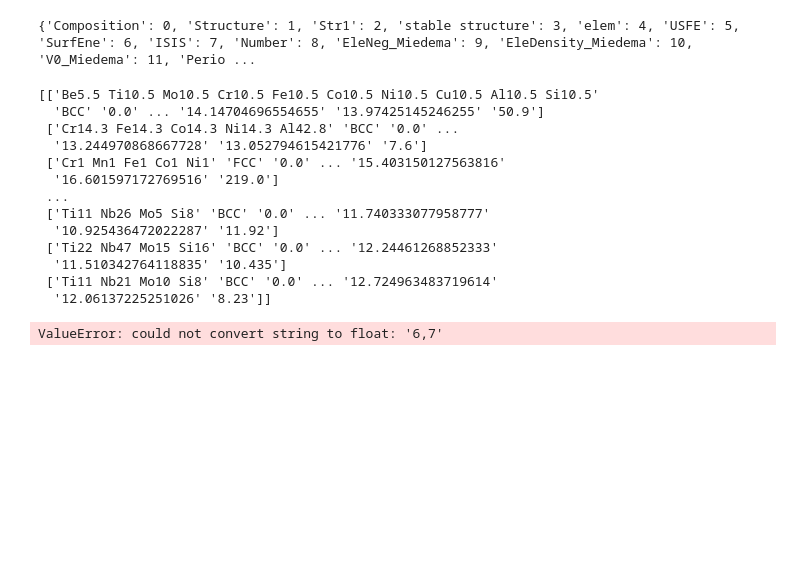
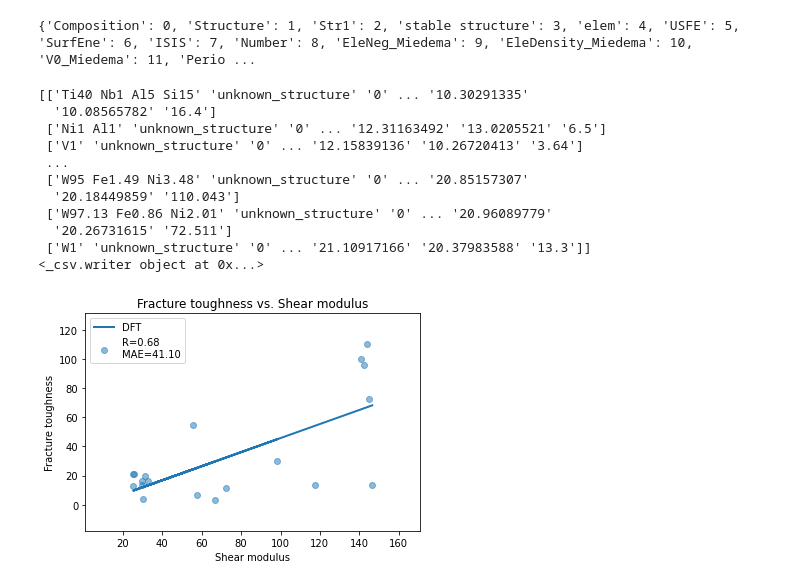
Before and after one commit to HUISUN24/LCM, a Jupyter notebook: Linearcombination_and_compare.ipynb, the cells around one changed output. Cells and saved outputs as stored; diff of their text form; code cells hidden in the pictures; blank space fills up the shorter version.

```diff
--- a/Linearcombination_and_compare.ipynb
+++ b/Linearcombination_and_compare.ipynb
@@ -120,8 +106,12 @@ def structure_choose(metaIndex_dict,meta_dict,material,n_index):
                     s=n_index
                     structure=material['structure'][s].upper()
                 elif n_index==None:
-                    for a in meta_dict[o].keys():
-                        structure=meta_dict[o][a][1]
+                    try:
+                        for a in meta_dict[o].keys():
+                            int(a)
+                            structure=meta_dict[o][a][1]
+                    except:
+                        structure='BCC'
                     print('strucutre',material['compositionDictionary'],o,structure)
                 else:
                     print('structure')
@@ -371,7 +361,7 @@ from sklearn.metrics import mean_absolute_error
 import matplotlib.pyplot as plt
 import numpy as np
 #ploting
-with open('result.csv') as csvfile:
+with open('result_multi.csv') as csvfile:
     spamreader = csv.reader(csvfile)
     write_now1=[]
     for row in spamreader:
@@ -385,57 +375,55 @@ out_data = write_now1[1:]
 out_data_new=[]
 out_data = np.array(out_data)
 print(out_data)
-for i in range(len(out_data[:,86])):
-    if float(out_data[i,86]) <40:
+for i in range(len(out_data[:,80])):
+    if float(out_data[i,80]) <3000:
         out_data_new.append(out_data[i,:])
 out_data = np.array(out_data_new)
 #print(out_data)
 #print(out_data_new)
-x1=[np.float64(i) for i in out_data[0:,82]]
-x2=[np.float64(i) for i in out_data[0:,83]]
-y=[np.float64(i) for i in out_data[0:,86]]
+x1=[np.float64(i) for i in out_data[0:,50]]
+#x2=[np.float64(i) for i in out_data[0:,50]]
+y=[np.float64(i) for i in out_data[0:,85]]
 
 fig = plt.figure()
 ax = plt.subplot()
 slope, intercept, r_value1, p_value, std_err = stats.linregress(x1,y)
 slope, intercept, r_value2, p_value, std_err = stats.linregress(x2,y)
 MAE1=mean_absolute_error(x1, y)
 MAE2=mean_absolute_error(x2, y)
 a1,b1,r1=linefit(x1, y)
 a2,b2,r2=linefit(x2, y)
 print(a)
 _y1=[]
 for i in x1:
     _y1.append(float(a1)*i+float(b1))
 _y2=[]
 for i in x2:
     _y2.append(float(a2)*i+float(b2))
 #ax.scatter(x2, x1, alpha=0.5,label='R='+str(format(r_value,'.2f'))+'\nMAE='+str(format(MAE,'.2f')))
-plt.plot(x1,_y1, 'b',linewidth=2,color='C0',label='EXPT')
-plt.plot(x2,_y2, 'b',linewidth=2,color='C1',label='DFT')
+plt.plot(x1,_y1, 'b',linewidth=2,color='C0',label='DFT')
+#plt.plot(x2,_y2, 'b',linewidth=2,color='C1',label='DFT')
 ax.scatter(x1, y, alpha=0.5,label='R='+str(format(r_value1,'.2f'))+'\nMAE='+str(format(MAE1,'.2f')))
-ax.scatter(x2, y, alpha=0.5,label='R='+str(format(r_value2,'.2f'))+'\nMAE='+str(format(MAE2,'.2f')))
-plt.xlabel('FT_Niu')
+#ax.scatter(x2, y, alpha=0.5,label='R='+str(format(r_value2,'.2f'))+'\nMAE='+str(format(MAE2,'.2f')))
+plt.xlabel('Shear modulus')
 plt.ylabel('Fracture toughness')
-plt.title('Fracture toughness vs. FT_Niu')
+plt.title('Fracture toughness vs. Shear modulus')
 #plt.xticks(x2,xlabels, rotation='vertical')
 #plt.yticks(x1,ylabels)
 # Pad margins so that markers don't get clipped by the axes
 plt.margins(0.2)
 plt.legend()
 plt.show()
 # %% [output]
-[['Be5.5 Ti10.5 Mo10.5 Cr10.5 Fe10.5 Co10.5 Ni10.5 Cu10.5 Al10.5 Si10.5'
-  'BCC' '0.0' ... '14.14704696554655' '13.97425145246255' '50.9']
- ['Cr14.3 Fe14.3 Co14.3 Ni14.3 Al42.8' 'BCC' '0.0' ...
-  '13.244970868667728' '13.052794615421776' '7.6']
- ['Cr1 Mn1 Fe1 Co1 Ni1' 'FCC' '0.0' ... '15.403150127563816'
-  '16.601597172769516' '219.0']
+[['Ti40 Nb1 Al5 Si15' 'unknown_structure' '0' ... '10.30291335'
+  '10.08565782' '16.4']
+ ['Ni1 Al1' 'unknown_structure' '0' ... '12.31163492' '13.0205521' '6.5']
+ ['V1' 'unknown_structure' '0' ... '12.15839136' '10.26720413' '3.64']
  ...
- ['Ti11 Nb26 Mo5 Si8' 'BCC' '0.0' ... '11.740333077958777'
-  '10.925436472022287' '11.92']
- ['Ti22 Nb47 Mo15 Si16' 'BCC' '0.0' ... '12.24461268852333'
-  '11.510342764118835' '10.435']
- ['Ti11 Nb21 Mo10 Si8' 'BCC' '0.0' ... '12.724963483719614'
-  '12.06137225251026' '8.23']]
+ ['W95 Fe1.49 Ni3.48' 'unknown_structure' '0' ... '20.85157307'
+  '20.18449859' '110.043']
+ ['W97.13 Fe0.86 Ni2.01' 'unknown_structure' '0' ... '20.96089779'
+  '20.26731615' '72.511']
+ ['W1' 'unknown_structure' '0' ... '21.10917166' '20.37983588' '13.3']]
+<_csv.writer object at 0x...>
-ValueError: could not convert string to float: '6,7'
+[figure, added]
```
Also changed, not shown: parts of 3 cells of this notebook, 14 other files.
